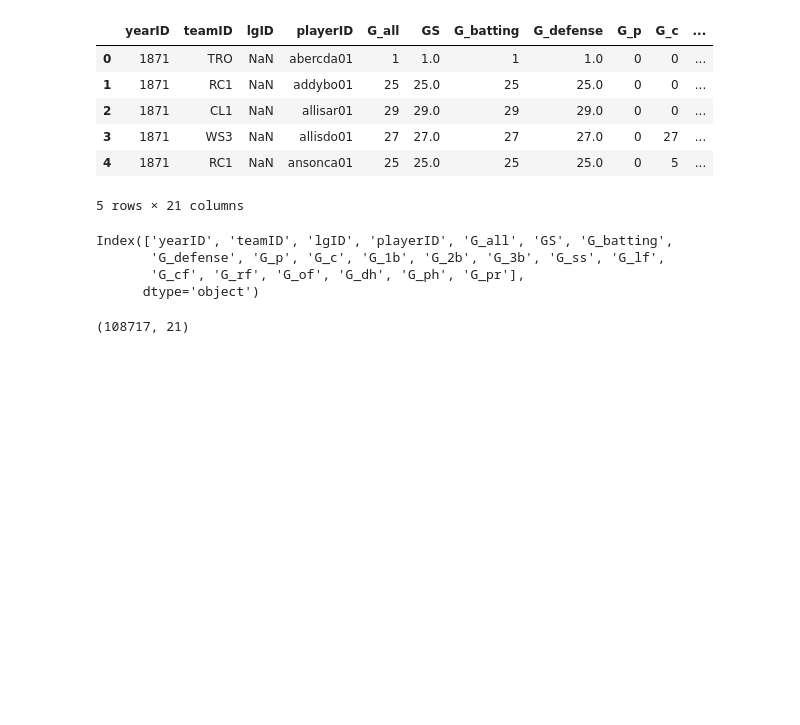
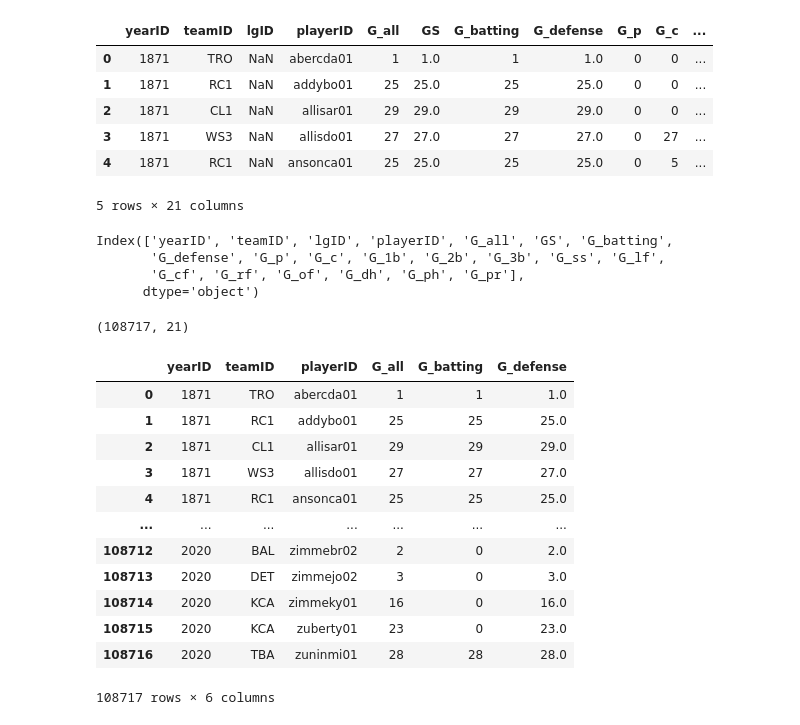
Before and after one commit to eric-spoerner/just_baseball_things, a Jupyter notebook: exploratory2.ipynb, the cells around one changed output. Saved outputs shown, nothing was run; the diff lists cells and outputs as text; code cells hidden in the pictures; blank space fills up the shorter version.

```diff
--- a/exploratory2.ipynb
+++ b/exploratory2.ipynb
@@ -89,5 +101,19 @@ appearances_df.shape
 # %% [output]
 (108717, 21)
 # %%
-appearances_trimmed_df = appearances_df['']
+appearances_trimmed_df = appearances_df[['yearID', 'teamID', 'playerID', 'G_all', 'G_batting', 'G_defense']]
 appearances_trimmed_df
+# %% [output]
+|  | yearID | teamID | playerID | G_all | G_batting | G_defense |
+| 0 | 1871 | TRO | abercda01 | 1 | 1 | 1.0 |
+| 1 | 1871 | RC1 | addybo01 | 25 | 25 | 25.0 |
+| 2 | 1871 | CL1 | allisar01 | 29 | 29 | 29.0 |
+| 3 | 1871 | WS3 | allisdo01 | 27 | 27 | 27.0 |
+| 4 | 1871 | RC1 | ansonca01 | 25 | 25 | 25.0 |
+| ... | ... | ... | ... | ... | ... | ... |
+| 108712 | 2020 | BAL | zimmebr02 | 2 | 0 | 2.0 |
+| 108713 | 2020 | DET | zimmejo02 | 3 | 0 | 3.0 |
+| 108714 | 2020 | KCA | zimmeky01 | 16 | 0 | 16.0 |
+| 108715 | 2020 | KCA | zuberty01 | 23 | 0 | 23.0 |
+| 108716 | 2020 | TBA | zuninmi01 | 28 | 28 | 28.0 |
+108717 rows × 6 columns
```
Also changed, not shown: parts of 6 cells of this notebook, 1 other file.
